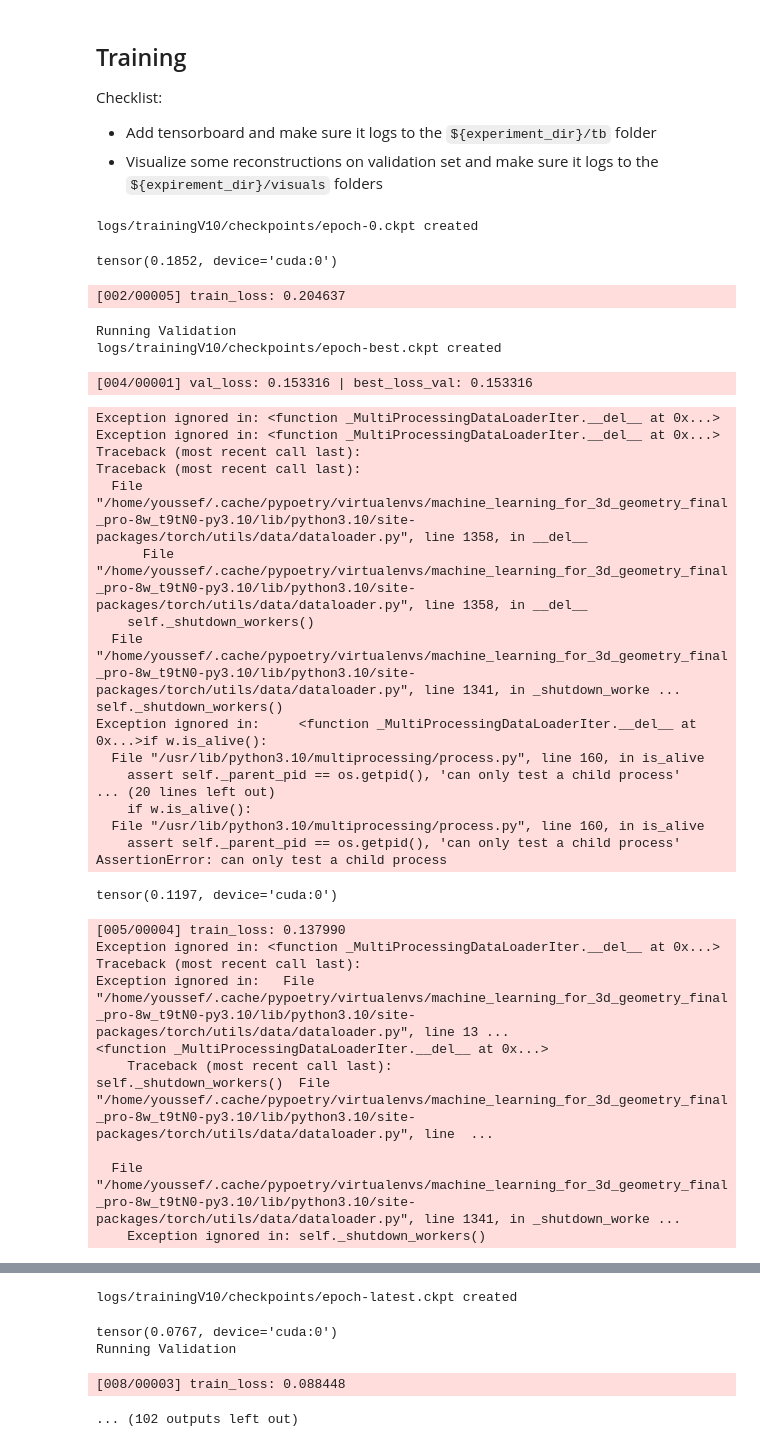
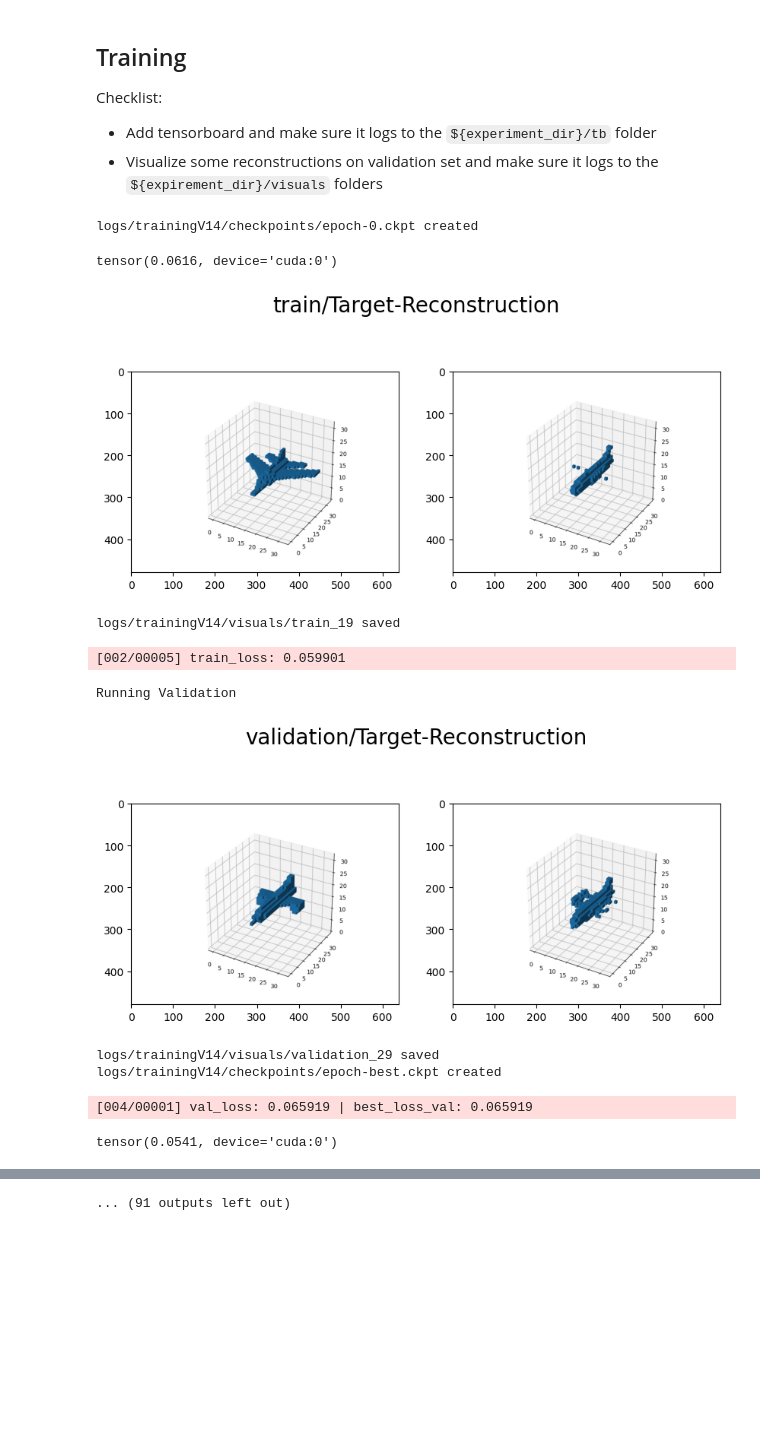
Before and after one commit to Streakfull/3DML, a Jupyter notebook: Project/src/train.ipynb, the cells around one changed output, grey strips where cells are left out. Drawn from its saved outputs; the diff is of its cells as text; code cells hidden in the pictures; blank space fills up the shorter version.

Commit message:
finalizes training script-v2

```diff
--- a/Project/src/train.ipynb
+++ b/Project/src/train.ipynb
@@ -68,7 +69,7 @@ train_dataloader = torch.utils.data.DataLoader(
         train_ds,   # Datasets return data one sample at a time; Dataloaders use them and aggregate samples into batches
         batch_size=config['batch_size'],   # The size of batches is defined here
         shuffle=True,    # Shuffling the order of samples is useful during training to prevent that the network learns to depend on the order of the input data
-        num_workers=4,   # Data is usually loaded in parallel by num_workers
+        #num_workers=4,   # Data is usually loaded in parallel by num_workers
         pin_memory=True,  # This is an implementation detail to speed up data uploading to the GPU
         # worker_init_fn=train_dataset.worker_init_fn  TODO: Uncomment this line if you are using shapenet_zip on Google Colab
     )
@@ -77,7 +78,7 @@ validation_dataloader = torch.utils.data.DataLoader(
         train_ds,   # Datasets return data one sample at a time; Dataloaders use them and aggregate samples into batches
         batch_size=config['batch_size'],   # The size of batches is defined here
         shuffle=True,    # Shuffling the order of samples is useful during training to prevent that the network learns to depend on the order of the input data
-        num_workers=4,   # Data is usually loaded in parallel by num_workers
+        #num_workers=4,   # Data is usually loaded in parallel by num_workers
         pin_memory=True,  # This is an implementation detail to speed up data uploading to the GPU
         # worker_init_fn=train_dataset.worker_init_fn  TODO: Uncomment this line if you are using shapenet_zip on Google Colab
     )
@@ -122,6 +123,7 @@ Checklist:
 - Add tensorboard and make sure it logs to the `${experiment_dir}/tb` folder
 - Visualize some reconstructions on validation set and make sure it logs to the `${expirement_dir}/visuals` folders
 # %%
+from utils.visualizations import visualize_png
 train_loss_running = 0.
 best_loss_val = np.inf
 model.train()
@@ -130,8 +132,10 @@ tb_dir = f"{experiment_dir}/tb"
 writer = SummaryWriter(log_dir=tb_dir)
 model_checkpoint_path = f"{experiment_dir}/checkpoints"
 loss_log_name = f"{experiment_dir}/loss_log.txt"
+visuals_path =  f"{experiment_dir}/visuals"
 last_loss = 0.
 last_iou = 0.
+
 
 def train_one_epoch(epoch, writer):
      global best_loss_val
@@ -158,6 +162,10 @@ def train_one_epoch(epoch, writer):
             with open(loss_log_name, "a") as log_file:
                 log_file.write('%s\n' % message)
             print(loss)
+            reconstructions = model.x
+            target = batch["voxels"].squeeze(1)
+            fig = save_voxels(reconstructions, target, visuals_path, iteration, is_train=True )
+            writer.add_figure("Train/Reconstructions", fig, global_step=iteration, close=True, walltime=None)
             cprint.warn(f'[{epoch:03d}/{batch_idx:05d}] train_loss: {avg_train_loss:.6f}')
             writer.add_scalar("Train/Loss", avg_train_loss, iteration)
             writer.add_scalar("Train/iou", avg_iou, iteration)
@@ -187,6 +195,10 @@ def train_one_epoch(epoch, writer):
                     index_batch += 1
             avg_loss_val = loss_val / (index_batch)
             avg_iou_val = iou_val / (index_batch)
+            reconstructions = model.x
+            target = batch_val["voxels"].squeeze(1)
+            fig = save_voxels(reconstructions, target, visuals_path, iteration, is_train=False )
+            writer.add_figure("Validation/Reconstructions", fig, global_step=iteration, close=True, walltime=None)
 
             if avg_loss_val < best_loss_val:
                 model.save(model_checkpoint_path, "best")
@@ -194,64 +206,41 @@ def train_one_epoch(epoch, writer):
 
             cprint.warn(f'[{epoch:03d}/{batch_idx:05d}] val_loss: {avg_loss_val:.6f} | best_loss_val: {best_loss_val:.6f}')
             writer.add_scalar("Validation/Loss", avg_loss_val, iteration)
             #import pdb;pdb.set_trace();
             writer.add_scalars('Validation/LossComparison',
                     { 'Training' : last_loss, 'Validation' : avg_loss_val },
                      iteration)
 
             writer.add_scalars("Validation/iouComparison",
                                  { 'Training' : last_iou, 'Validation' : avg_iou_val},
                                      iteration)
 
             writer.flush()
 
             return last_loss
 
 
 
 
 
 
 for epoch in tqdm(range(config['n_epochs'])):
     avg_loss = train_one_epoch(epoch, writer)
     if(epoch % config["save_every_nepochs"]==0):
         model.save(model_checkpoint_path, epoch)
     model.update_lr()
     writer.close()
 
 #cprint.ok(f"Visualizations saved to: {experiment_dir}/visuals")
 # %% [output]
-logs/trainingV10/checkpoints/epoch-0.ckpt created
+logs/trainingV14/checkpoints/epoch-0.ckpt created
-tensor(0.1852, device='cuda:0')
+tensor(0.0616, device='cuda:0')
+[figure, added]
-[002/00005] train_loss: 0.204637
+logs/trainingV14/visuals/train_19 saved
-Running Validation
-logs/trainingV10/checkpoints/epoch-best.ckpt created
+[002/00005] train_loss: 0.059901
-[004/00001] val_loss: 0.153316 | best_loss_val: 0.153316
+Running Validation
+[figure, added]
-Exception ignored in: <function _MultiProcessingDataLoaderIter.__del__ at 0x...>
-Exception ignored in: <function _MultiProcessingDataLoaderIter.__del__ at 0x...>
-Traceback (most recent call last):
-Traceback (most recent call last):
-  File "/home/youssef/.cache/pypoetry/virtualenvs/machine_learning_for_3d_geometry_final_pro-8w_t9tN0-py3.10/lib/python3.10/site-packages/torch/utils/data/dataloader.py", line 1358, in __del__
-      File "/home/youssef/.cache/pypoetry/virtualenvs/machine_learning_for_3d_geometry_final_pro-8w_t9tN0-py3.10/lib/python3.10/site-packages/torch/utils/data/dataloader.py", line 1358, in __del__
-    self._shutdown_workers()
-  File "/home/youssef/.cache/pypoetry/virtualenvs/machine_learning_for_3d_geometry_final_pro-8w_t9tN0-py3.10/lib/python3.10/site-packages/torch/utils/data/dataloader.py", line 1341, in _shutdown_worke ...
-self._shutdown_workers()
-Exception ignored in:     <function _MultiProcessingDataLoaderIter.__del__ at 0x...>if w.is_alive():
-  File "/usr/lib/python3.10/multiprocessing/process.py", line 160, in is_alive
-    assert self._parent_pid == os.getpid(), 'can only test a child process'
-... (20 lines left out)
-    if w.is_alive():
-  File "/usr/lib/python3.10/multiprocessing/process.py", line 160, in is_alive
-    assert self._parent_pid == os.getpid(), 'can only test a child process'
-AssertionError: can only test a child process
+logs/trainingV14/visuals/validation_29 saved
+logs/trainingV14/checkpoints/epoch-best.ckpt created
-tensor(0.1197, device='cuda:0')
+[004/00001] val_loss: 0.065919 | best_loss_val: 0.065919
-[005/00004] train_loss: 0.137990
-Exception ignored in: <function _MultiProcessingDataLoaderIter.__del__ at 0x...>
-Traceback (most recent call last):
-Exception ignored in:   File "/home/youssef/.cache/pypoetry/virtualenvs/machine_learning_for_3d_geometry_final_pro-8w_t9tN0-py3.10/lib/python3.10/site-packages/torch/utils/data/dataloader.py", line 13 ...
-<function _MultiProcessingDataLoaderIter.__del__ at 0x...>
-    Traceback (most recent call last):
-self._shutdown_workers()  File "/home/youssef/.cache/pypoetry/virtualenvs/machine_learning_for_3d_geometry_final_pro-8w_t9tN0-py3.10/lib/python3.10/site-packages/torch/utils/data/dataloader.py", line  ...
-
-  File "/home/youssef/.cache/pypoetry/virtualenvs/machine_learning_for_3d_geometry_final_pro-8w_t9tN0-py3.10/lib/python3.10/site-packages/torch/utils/data/dataloader.py", line 1341, in _shutdown_worke ...
-    Exception ignored in: self._shutdown_workers()
+tensor(0.0541, device='cuda:0')
@@ -275,5 +249 @@ AssertionError: can only test a child process
-logs/trainingV10/checkpoints/epoch-latest.ckpt created
+... (91 outputs left out)
-tensor(0.0767, device='cuda:0')
-Running Validation
-[008/00003] train_loss: 0.088448
-... (102 outputs left out)
```
Also changed, not shown: parts of 3 cells of this notebook, 4 other files.
